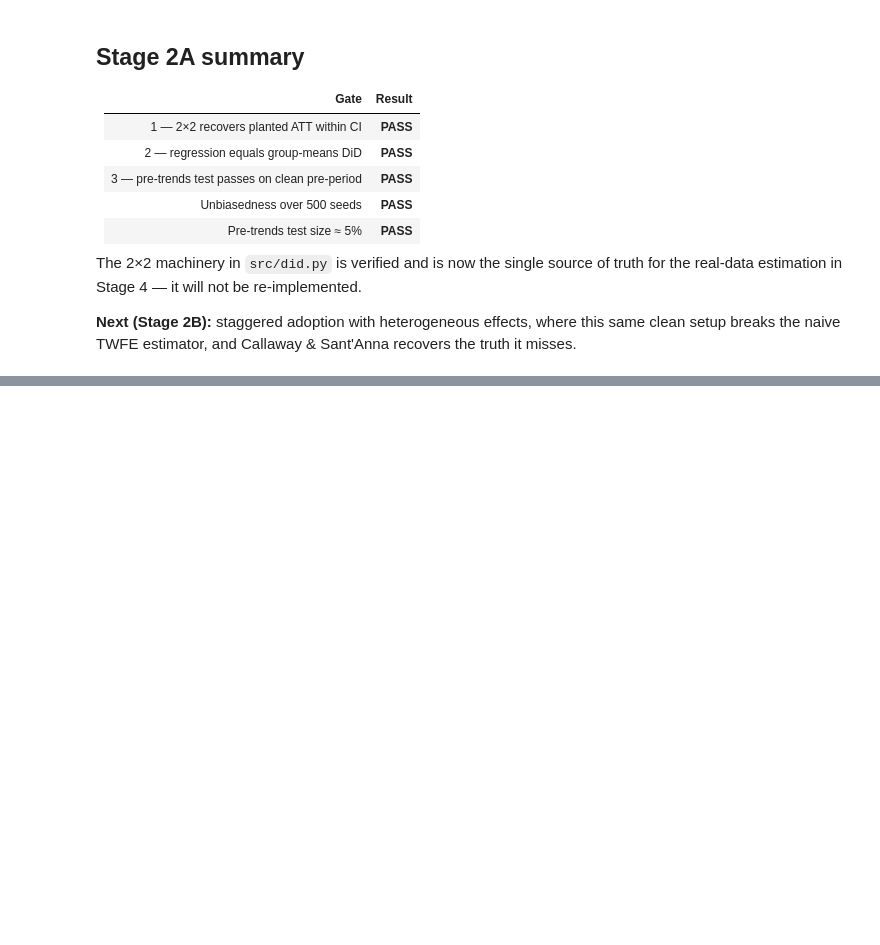
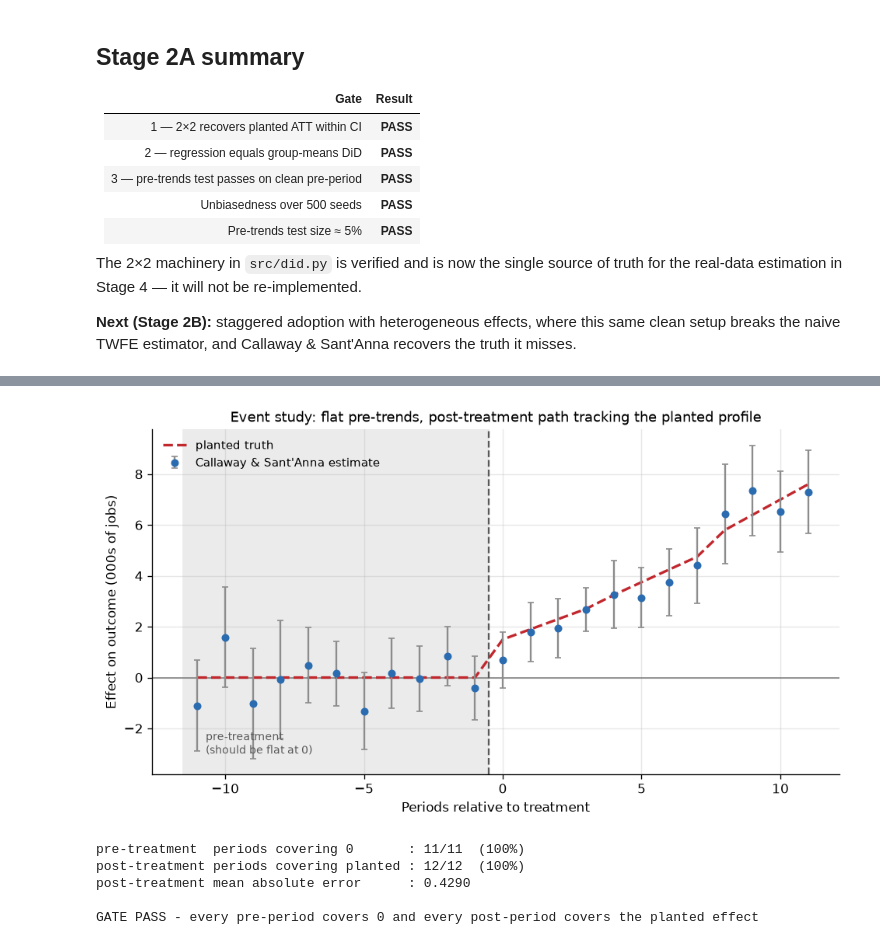
Before and after one commit to 1Robert1Business1/Host-City-Economics, a Jupyter notebook: notebooks/01_synthetic-validation.ipynb, the cells around one changed output, grey strips where cells are left out. Cells and saved outputs as stored; diff of their text form; code cells hidden in the pictures; blank space fills up the shorter version.

```diff
--- a/notebooks/01_synthetic-validation.ipynb
+++ b/notebooks/01_synthetic-validation.ipynb
@@ -427,0 +761,46 @@ recovers the truth it misses.
+# %%
+ev = cs.event_study.copy()
+ev["planted"] = ev.relative_period.map(PLANTED_PROFILE).fillna(0.0)
+ev["covers"] = (ev.lower <= ev.planted) & (ev.planted <= ev.upper)
+
+fig, ax = plt.subplots(figsize=(9.5, 4.8))
+ax.axvspan(ev.relative_period.min() - 0.5, -0.5, color="0.92", zorder=0)
+ax.axhline(0, color="0.5", lw=1)
+ax.axvline(-0.5, color="0.35", ls="--", lw=1.4)
+
+err = [ev.ATT - ev.lower, ev.upper - ev.ATT]
+ax.errorbar(ev.relative_period, ev.ATT, yerr=err, fmt="o", ms=5,
+            color="#2b6cb0", ecolor="0.55", capsize=2.5, lw=1.4,
+            label="Callaway & Sant'Anna estimate", zorder=3)
+ax.plot(ev.relative_period, ev.planted, "--", color="#c1272d", lw=2,
+        label="planted truth", zorder=2)
+
+_ylo, _yhi = ax.get_ylim()
+ax.text(ev.relative_period.min() + 0.3, _ylo + 0.06 * (_yhi - _ylo),
+        "pre-treatment\n(should be flat at 0)", fontsize=8.5, color="0.35")
+ax.set_xlabel("Periods relative to treatment")
+ax.set_ylabel("Effect on outcome (000s of jobs)")
+ax.set_title("Event study: flat pre-trends, post-treatment path tracking the "
+             "planted profile", fontsize=11)
+ax.legend(frameon=False, loc="upper left", fontsize=9)
+fig.savefig(RESULTS / "01_event_study.png")
+plt.show()
+
+pre_ev, post_ev = ev[ev.relative_period < 0], ev[ev.relative_period >= 0]
+print(f"pre-treatment  periods covering 0       : "
+      f"{pre_ev.covers.sum()}/{len(pre_ev)}  ({pre_ev.covers.mean():.0%})")
+print(f"post-treatment periods covering planted : "
+      f"{post_ev.covers.sum()}/{len(post_ev)}  ({post_ev.covers.mean():.0%})")
+print(f"post-treatment mean absolute error      : "
+      f"{(post_ev.ATT - post_ev.planted).abs().mean():.4f}")
+
+assert pre_ev.covers.all(), "GATE FAILED: a pre-treatment coefficient excludes zero"
+assert post_ev.covers.all(), "GATE FAILED: a post-treatment coefficient misses the planted effect"
+print("\nGATE PASS - every pre-period covers 0 and every post-period covers the planted effect")
+# %% [output]
+[figure, added]
+pre-treatment  periods covering 0       : 11/11  (100%)
+post-treatment periods covering planted : 12/12  (100%)
+post-treatment mean absolute error      : 0.4290
+
+GATE PASS - every pre-period covers 0 and every post-period covers the planted effect
```
Also changed, not shown: parts of 25 cells of this notebook, 8 other files.
